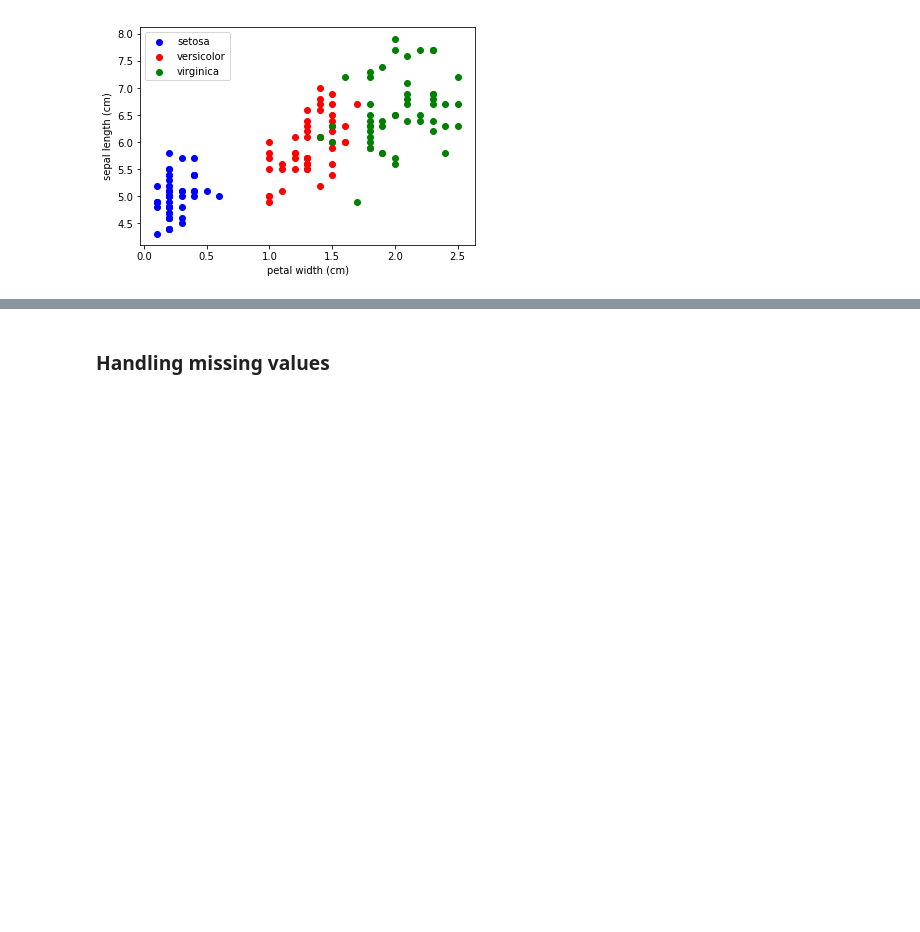
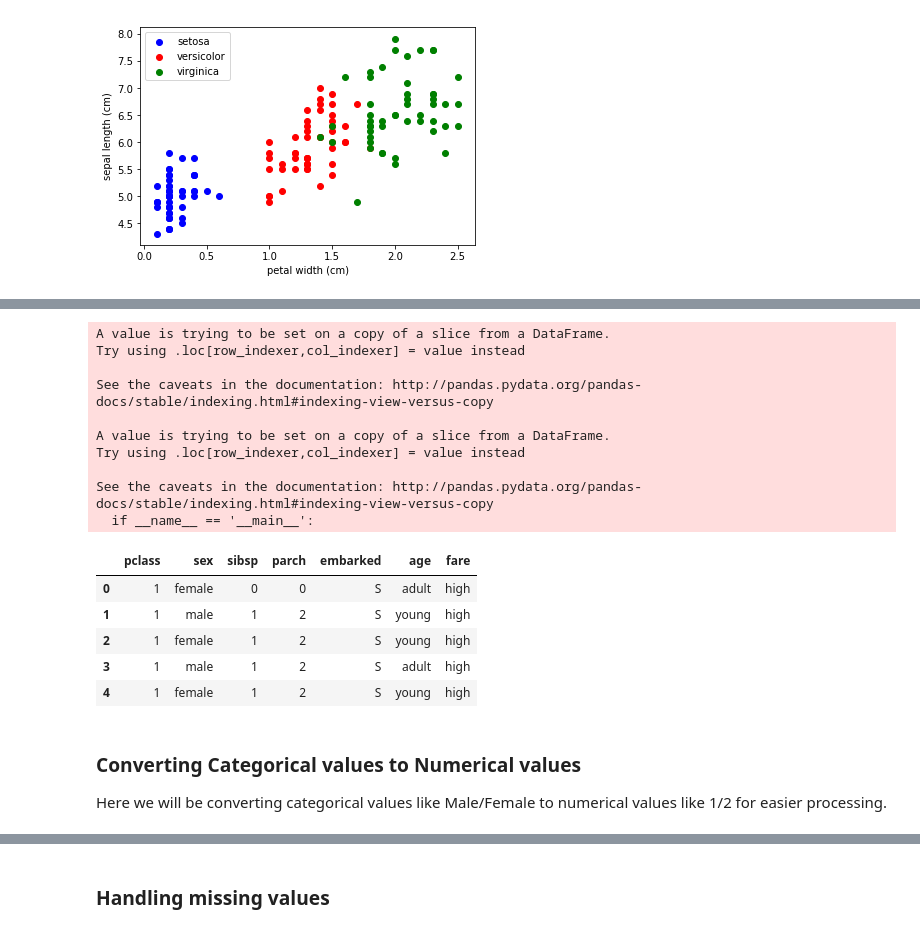
Before and after one commit to anniecherk/scikit_learn_and_keras_demo_fall_2017, a Jupyter notebook: Scikit-learn Demo.ipynb, the cells around one changed output, grey strips where cells are left out. Drawn from its saved outputs; the diff is of its cells as text; code cells hidden in the pictures; blank space fills up the shorter version.

```diff
--- a/Scikit-learn Demo.ipynb
+++ b/Scikit-learn Demo.ipynb
@@ -83,12 +91,18 @@ plt.show()
 import os
 import pandas as pd
 
+#loading the datset from .csv file
 titanic = pd.read_csv(os.path.join('data', 'titanic.csv'))
+
+#print columns
 print(titanic.columns)
 
+#labels are stored in column survived. Fetching labels.
+labels = titanic.survived.values
 
-labels = titanic.survived.values
-features = titanic[['body', 'sex', 'age', 'parch', 'fare', 'embarked']]
+#fetch the columns that we'll be using for our models
+data = titanic[['pclass', 'sex', 'sibsp', 'parch', 'embarked']]
+data.shape
 # %% [output]
 Index(['pclass', 'survived', 'name', 'sex', 'age', 'sibsp', 'parch', 'ticket',
        'fare', 'cabin', 'embarked', 'boat', 'body', 'home.dest'],
@@ -116,10 +113,0 @@ Name: age, dtype: float64
-# %%
-bins = [0, 25, 50, 75,  100]
-
-group_names = ['kid', 'adult', 'older_adult', 'distinguished_adult']
-
-categories = pd.cut(titanic['age'], bins, labels=group_names)
-titanic['categories'] = pd.cut(titanic['age'], bins, labels=group_names)
-titanic['scoresBinned'] = pd.cut(titanic['age'], bins)
-
-categories.head(10)
@@ -176,0 +154,37 @@ array([[      nan,   29.    ,  211.3375, ...,    0.    ,    0.    ,    1.    ],
+# %%
+#create bins for age and fare
+bins_age = [0, 25, 60,  100]
+bins_fare = [0, 25, 100, 1000]
+
+age_groups = ['young', 'adult', 'senior']
+fare_groups = ['low', 'medium', 'high']
+
+data['age'] = pd.cut(titanic['age'], bins_age, labels=age_groups)
+data['fare'] = pd.cut(titanic['fare'], bins_fare, labels=fare_groups)
+
+#remove original columns
+# del data['age']
+# del data['fare']
+
+data.head(5)
+# %% [output]
+A value is trying to be set on a copy of a slice from a DataFrame.
+Try using .loc[row_indexer,col_indexer] = value instead
+
+See the caveats in the documentation: http://pandas.pydata.org/pandas-docs/stable/indexing.html#indexing-view-versus-copy
+
+A value is trying to be set on a copy of a slice from a DataFrame.
+Try using .loc[row_indexer,col_indexer] = value instead
+
+See the caveats in the documentation: http://pandas.pydata.org/pandas-docs/stable/indexing.html#indexing-view-versus-copy
+  if __name__ == '__main__':
+|  | pclass | sex | sibsp | parch | embarked | age | fare |
+| 0 | 1 | female | 0 | 0 | S | adult | high |
+| 1 | 1 | male | 1 | 2 | S | young | high |
+| 2 | 1 | female | 1 | 2 | S | young | high |
+| 3 | 1 | male | 1 | 2 | S | adult | high |
+| 4 | 1 | female | 1 | 2 | S | young | high |
+# %% [markdown]
+### Converting Categorical values to Numerical values
+
+Here we will be converting categorical values like Male/Female to numerical values like 1/2 for easier processing.
```
Also changed, not shown: parts of 47 cells of this notebook.
